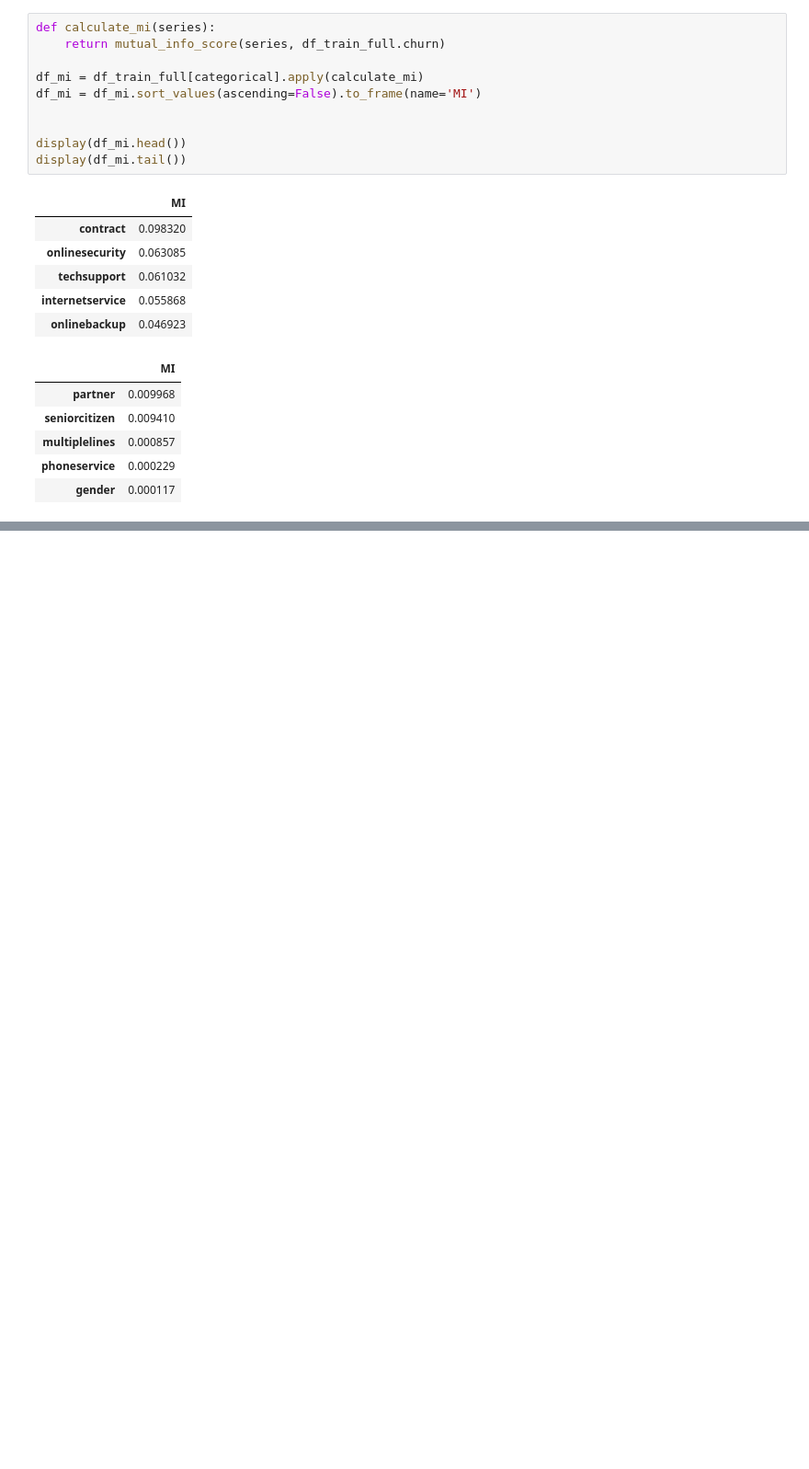
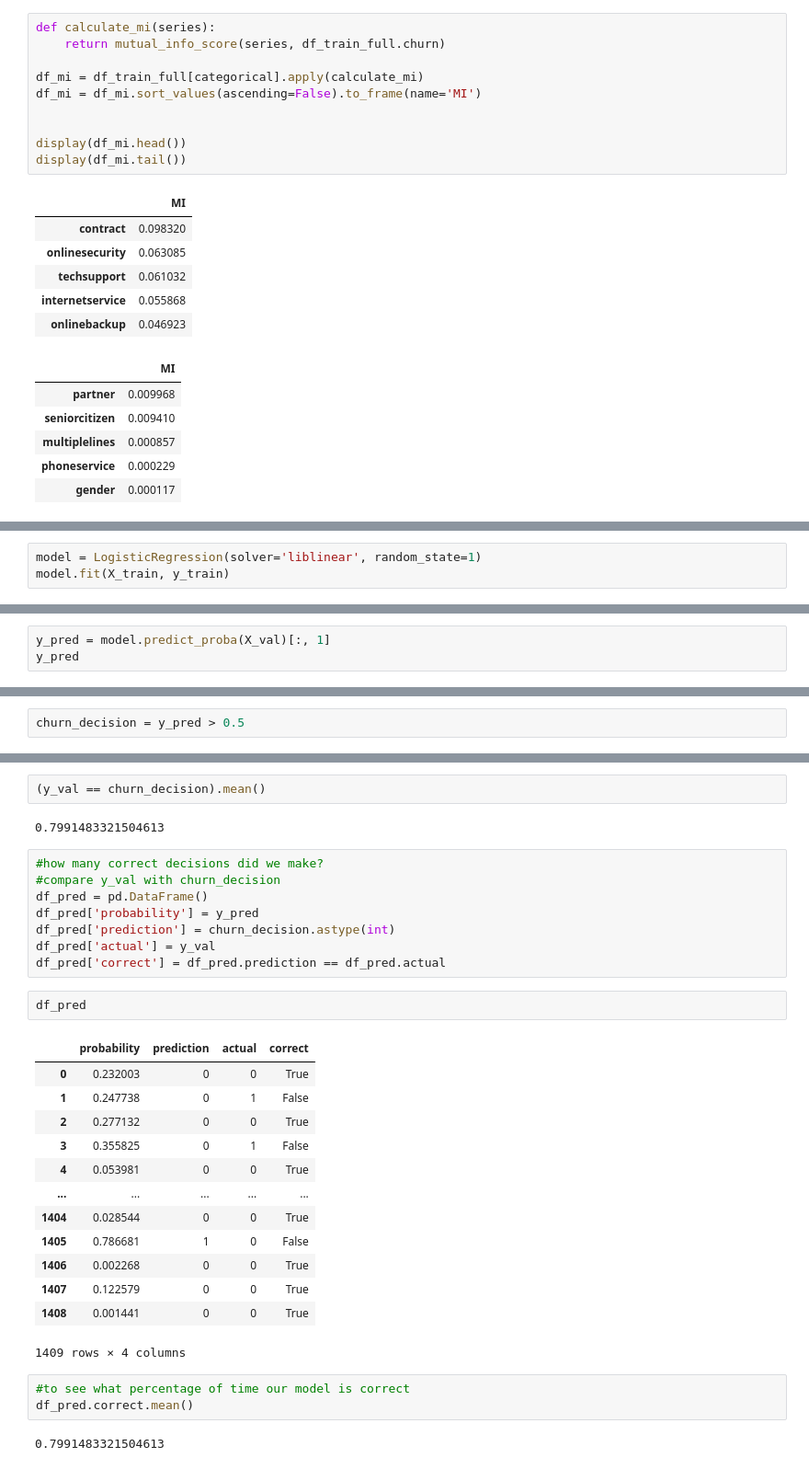
Before and after one commit to sarakubik/MLZoomcamp, a Jupyter notebook: ch3.ipynb, the cells around one changed output, grey strips where cells are left out. Shown at 92% size. Drawn from its saved outputs; the diff is of its cells as text; blank space fills up the shorter version.

Commit message:
Add files via upload
final python work for the churn model using logistic regression
and getting a prediction at the end

```diff
--- a/ch3.ipynb
+++ b/ch3.ipynb
@@ -435,0 +517,3 @@ display(df_mi.tail())
+# %%
+model = LogisticRegression(solver='liblinear', random_state=1)
+model.fit(X_train, y_train)
@@ -435,0 +533,3 @@ display(df_mi.tail())
+# %%
+y_pred = model.predict_proba(X_val)[:, 1]
+y_pred
@@ -435,0 +539,2 @@ display(df_mi.tail())
+# %%
+churn_decision = y_pred > 0.5
@@ -435,0 +558,33 @@ display(df_mi.tail())
+# %%
+(y_val == churn_decision).mean()
+# %% [output]
+0.7991483321504613
+# %%
+#how many correct decisions did we make?
+#compare y_val with churn_decision
+df_pred = pd.DataFrame()
+df_pred['probability'] = y_pred
+df_pred['prediction'] = churn_decision.astype(int)
+df_pred['actual'] = y_val
+df_pred['correct'] = df_pred.prediction == df_pred.actual
+# %%
+df_pred
+# %% [output]
+|  | probability | prediction | actual | correct |
+| 0 | 0.232003 | 0 | 0 | True |
+| 1 | 0.247738 | 0 | 1 | False |
+| 2 | 0.277132 | 0 | 0 | True |
+| 3 | 0.355825 | 0 | 1 | False |
+| 4 | 0.053981 | 0 | 0 | True |
+| ... | ... | ... | ... | ... |
+| 1404 | 0.028544 | 0 | 0 | True |
+| 1405 | 0.786681 | 1 | 0 | False |
+| 1406 | 0.002268 | 0 | 0 | True |
+| 1407 | 0.122579 | 0 | 0 | True |
+| 1408 | 0.001441 | 0 | 0 | True |
+1409 rows × 4 columns
+# %%
+#to see what percentage of time our model is correct
+df_pred.correct.mean()
+# %% [output]
+0.7991483321504613
```
Also changed, not shown: parts of 48 cells of this notebook.
